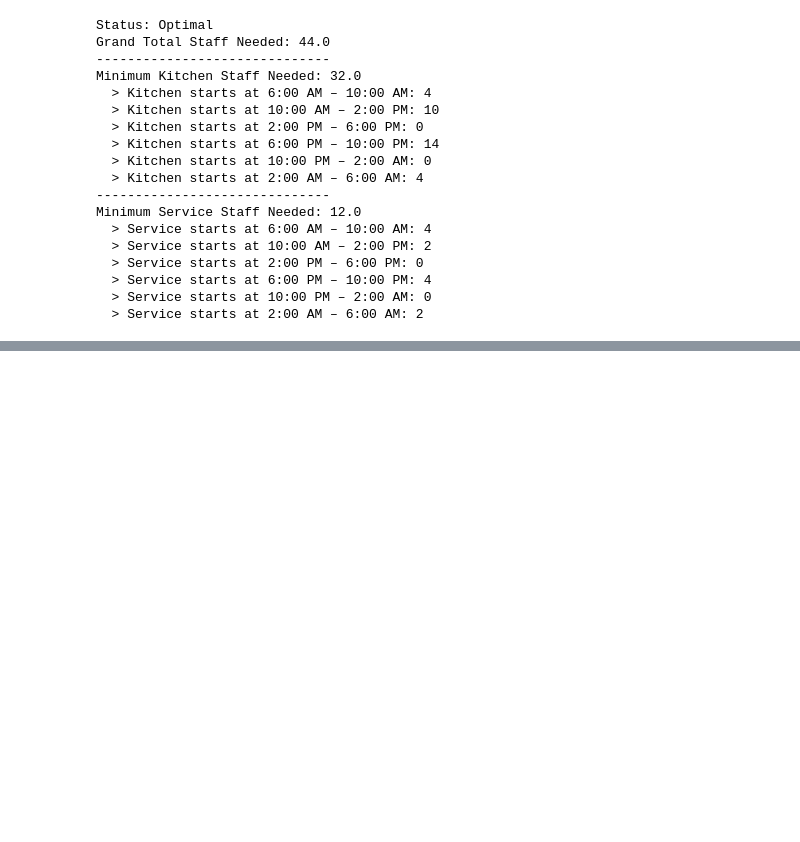
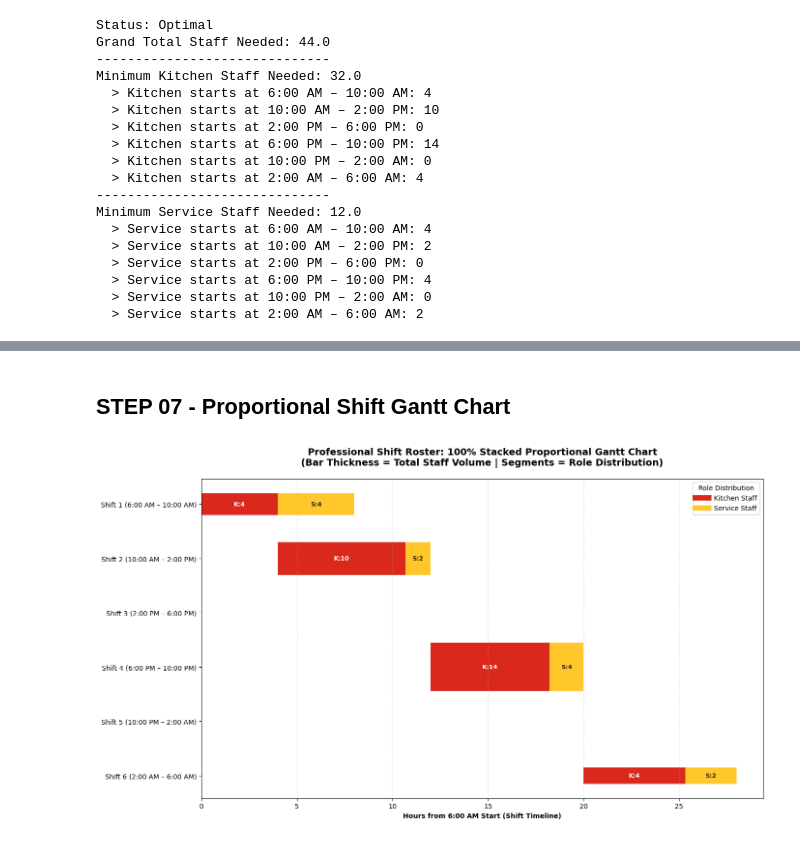
Before and after one commit to Nickwisely97/Code-Portofolio, a Jupyter notebook: Project/Optimization & Operations Research/Staffing Optimization - Linear Programming/code/multi_line_scheduling.ipynb, the cells around one changed output, grey strips where cells are left out. Saved outputs shown, nothing was run; the diff lists cells and outputs as text; code cells hidden in the pictures; blank space fills up the shorter version.

```diff
--- a/Project/Optimization & Operations Research/Staffing Optimization - Linear Programming/code/multi_line_scheduling.ipynb
+++ b/Project/Optimization & Operations Research/Staffing Optimization - Linear Programming/code/multi_line_scheduling.ipynb
@@ -182,8 +140,8 @@ plt.show()
+# %% [markdown]
+## STEP 07 - Proportional Shift Gantt Chart
 # %%
 from matplotlib.lines import Line2D
 
-# Data Preparation
-# Fetching variable values (using 'or 0' to handle potential None values)
 start_k = [k_vars[i].varValue or 0 for i in range(6)]
 start_s = [s_vars[i].varValue or 0 for i in range(6)]
 total_starts = [k + s for k, s in zip(start_k, start_s)]
@@ -192,61 +150,44 @@ plt.figure(figsize=(14, 8))
 plt.style.use('default')
 
 for i in range(6):
-    start_time = i * 4  # Each period starts 4 hours apart
-    duration = 8        # Standard shift duration
-
-    # Calculate proportional bar thickness based on TOTAL staff starting
-    # Adjust the divisor (20) to change the visual scaling of the bars
+    start_time = i * 4
+    duration = 8
     total_thickness = max(0.1, total_starts[i] / 20)
 
-    # Calculate segment widths for the 100% stacked horizontal logic
     if total_starts[i] > 0:
         pct_k = (start_k[i] / total_starts[i]) * duration
         pct_s = (start_s[i] / total_starts[i]) * duration
     else:
         pct_k, pct_s = 0, 0
 
-    # Plot Kitchen Segment (Left side of the 8-hour block)
     if start_k[i] > 0:
         plt.barh(y=i, width=pct_k, left=start_time, height=total_thickness,
                  color=MCD_RED, label='Kitchen' if i == 0 else "")
-        # Kitchen Data Label
         plt.text(start_time + pct_k/2, i, f"K:{int(start_k[i])}",
                  va='center', ha='center', color='white', fontweight='bold', fontsize=9)
 
-    # Plot Service Segment (Right side - Stacked horizontally)
     if start_s[i] > 0:
         plt.barh(y=i, width=pct_s, left=start_time + pct_k, height=total_thickness,
                  color=MCD_YELLOW, label='Service' if i == 0 else "")
-        # Service Data Label
         plt.text(start_time + pct_k + pct_s/2, i, f"S:{int(start_s[i])}",
                  va='center', ha='center', color=MCD_BLACK, fontweight='bold', fontsize=9)
-
-# 3. Aesthetics & Formatting
-# Logic to handle different types of period formats safely
-start_labels = []
-for p in periods:
-    if isinstance(p, str):
-        label = p.split(' – ')[0] if ' – ' in p else p.split('-')[0]
-        start_labels.append(label.strip())
-    else:
-        start_labels.append(str(p))
 
 plt.yticks(range(6), [f"Shift {i+1} ({demand_df['Period'].iloc[i]})" for i in range(6)])
 plt.xlabel('Hours from 6:00 AM Start (Shift Timeline)', fontweight='bold')
 plt.title('Professional Shift Roster: 100% Stacked Proportional Gantt Chart\n' +
           '(Bar Thickness = Total Staff Volume | Segments = Role Distribution)',
           fontsize=14, fontweight='bold', pad=20)
 
 plt.grid(axis='x', linestyle='--', alpha=0.4)
-plt.gca().invert_yaxis()  # Ensures Shift 1 is at the top
+plt.gca().invert_yaxis()
 
-# Professional Custom Legend
 custom_lines = [Line2D([0], [0], color=MCD_RED, lw=8),
                 Line2D([0], [0], color=MCD_YELLOW, lw=8)]
 plt.legend(custom_lines, ['Kitchen Staff', 'Service Staff'],
            loc='upper right', title="Role Distribution")
 
 plt.tight_layout()
 plt.savefig(f'{result_dir}/multi_line_shift_gantt.png', dpi=300)
 plt.show()
+# %% [output]
+[figure, added]
```
Also changed, not shown: parts of 16 cells of this notebook, 19 other files.
